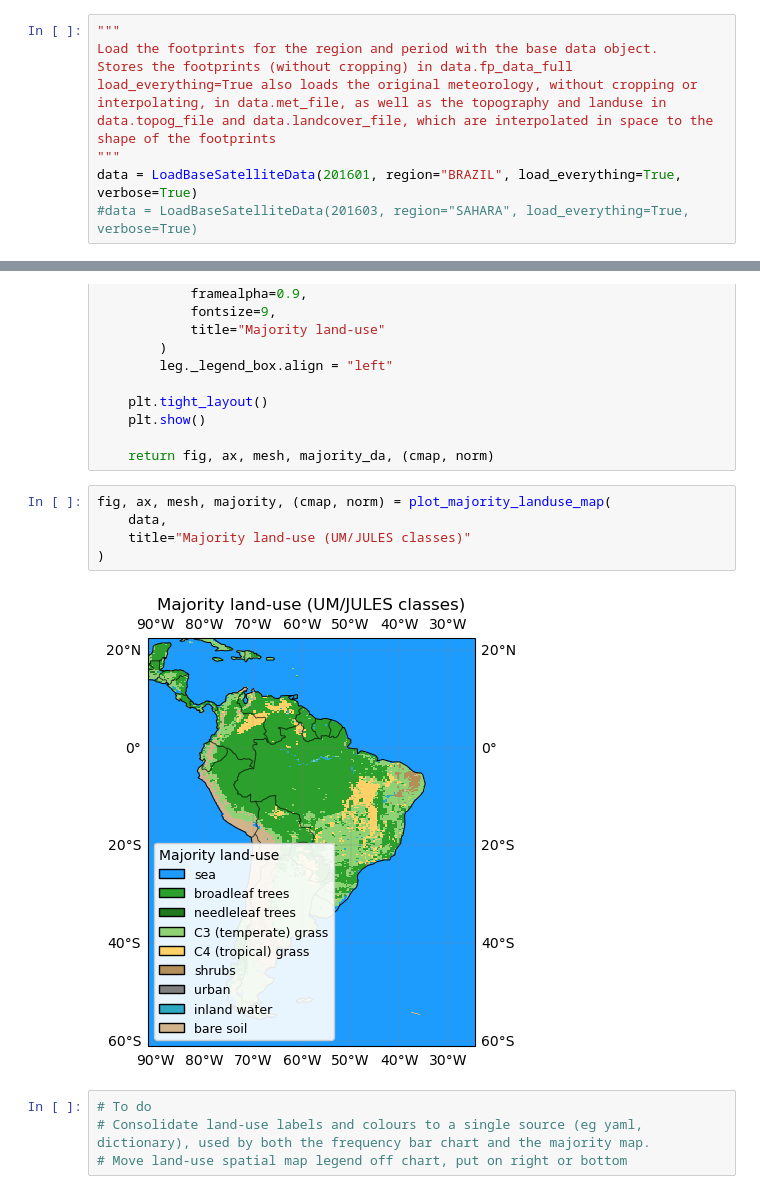
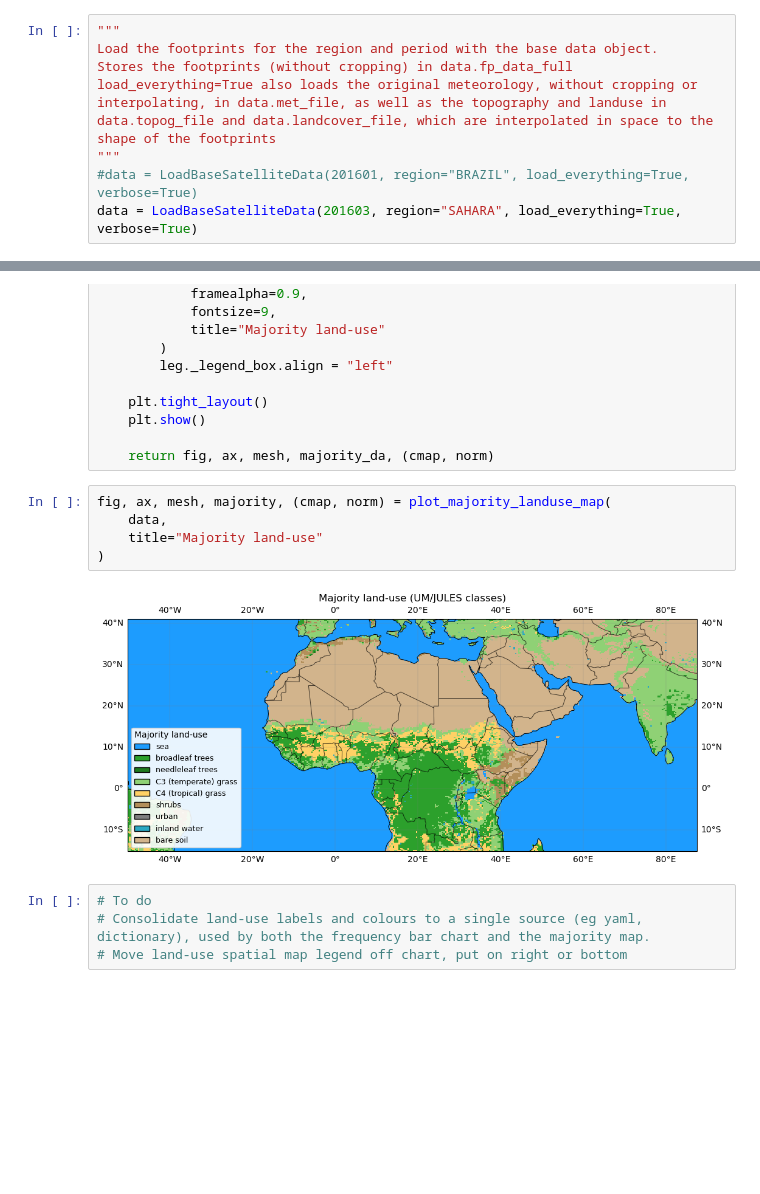
Before and after one commit to GATES-Lab/GATES_LPDM_emulator, a Jupyter notebook: vis/characterisation_jeff.ipynb, the cells around one changed output, grey strips where cells are left out. Drawn from its saved outputs; the diff is of its cells as text; blank space fills up the shorter version.

```diff
--- a/vis/characterisation_jeff.ipynb
+++ b/vis/characterisation_jeff.ipynb
@@ -44,7 +44,7 @@ Load the footprints for the region and period with the base data object.
 Stores the footprints (without cropping) in data.fp_data_full
 load_everything=True also loads the original meteorology, without cropping or interpolating, in data.met_file, as well as the topography and landuse in data.topog_file and data.landcover_file, which are interpolated in space to the shape of the footprints
 """
-data = LoadBaseSatelliteData(201601, region="BRAZIL", load_everything=True, verbose=True)
-#data = LoadBaseSatelliteData(201603, region="SAHARA", load_everything=True, verbose=True)
+#data = LoadBaseSatelliteData(201601, region="BRAZIL", load_everything=True, verbose=True)
+data = LoadBaseSatelliteData(201603, region="SAHARA", load_everything=True, verbose=True)
 # %% [output]
 ---- LOADING FOOTPRINTS
@@ -865,10 +865,10 @@ def plot_majority_landuse_map(
 # %%
 fig, ax, mesh, majority, (cmap, norm) = plot_majority_landuse_map(
     data,
-    title="Majority land‑use (UM/JULES classes)"
+    title="Majority land‑use"
 )
 # %% [output]
-[figure, old version]
+[figure, new version]
 # %%
 # To do
 # Consolidate land-use labels and colours to a single source (eg yaml, dictionary), used by both the frequency bar chart and the majority map.
```
Also changed, not shown: parts of 11 cells of this notebook, 1 other file.
